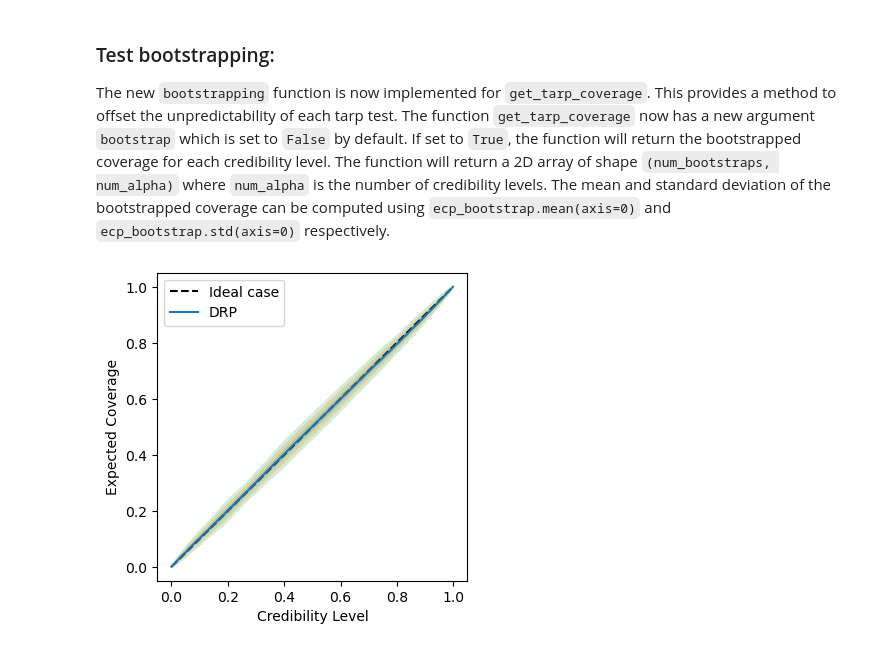
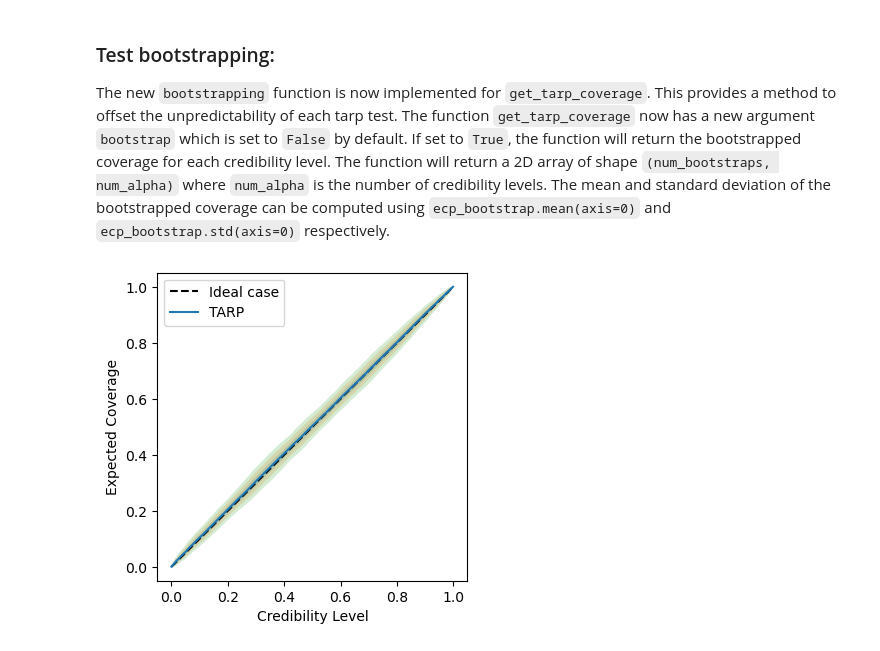
Before and after one commit to Ciela-Institute/tarp, a Jupyter notebook: notebooks/test.ipynb, the cells around one changed output. Saved outputs shown, nothing was run; the diff lists cells and outputs as text; code cells hidden in the pictures.

```diff
--- a/notebooks/test.ipynb
+++ b/notebooks/test.ipynb
@@ -64,14 +64,14 @@ ecp_bootstrap, alpha_bootstrap = get_tarp_coverage(samples, theta, references =
 # %%
 k_sigma = [1, 2, 3]
 
 fig, ax = plt.subplots(1, 1, figsize=(4, 4))
 ax.plot([0, 1], [0, 1], ls='--', color='k', label = "Ideal case")
-ax.plot(alpha, ecp_bootstrap.mean(axis=0), label='DRP')
+ax.plot(alpha, ecp_bootstrap.mean(axis=0), label='TARP')
 for k in k_sigma:
     ax.fill_between(alpha, ecp_bootstrap.mean(axis=0) - k * ecp_bootstrap.std(axis=0), ecp_bootstrap.mean(axis=0) + k * ecp_bootstrap.std(axis=0), alpha = 0.2)
 ax.legend()
 ax.set_ylabel("Expected Coverage")
 ax.set_xlabel("Credibility Level")
 plt.show()
 # %% [output]
-[figure, old version]
+[figure, new version]
```
Also changed, not shown: parts of 1 cell of this notebook.
